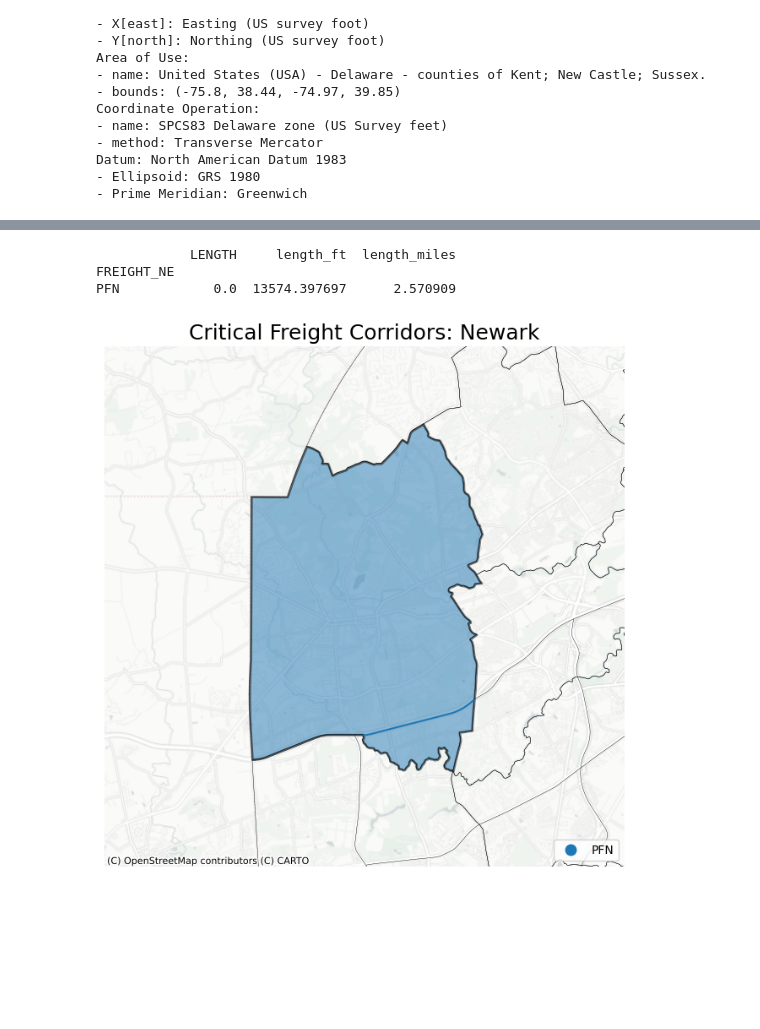
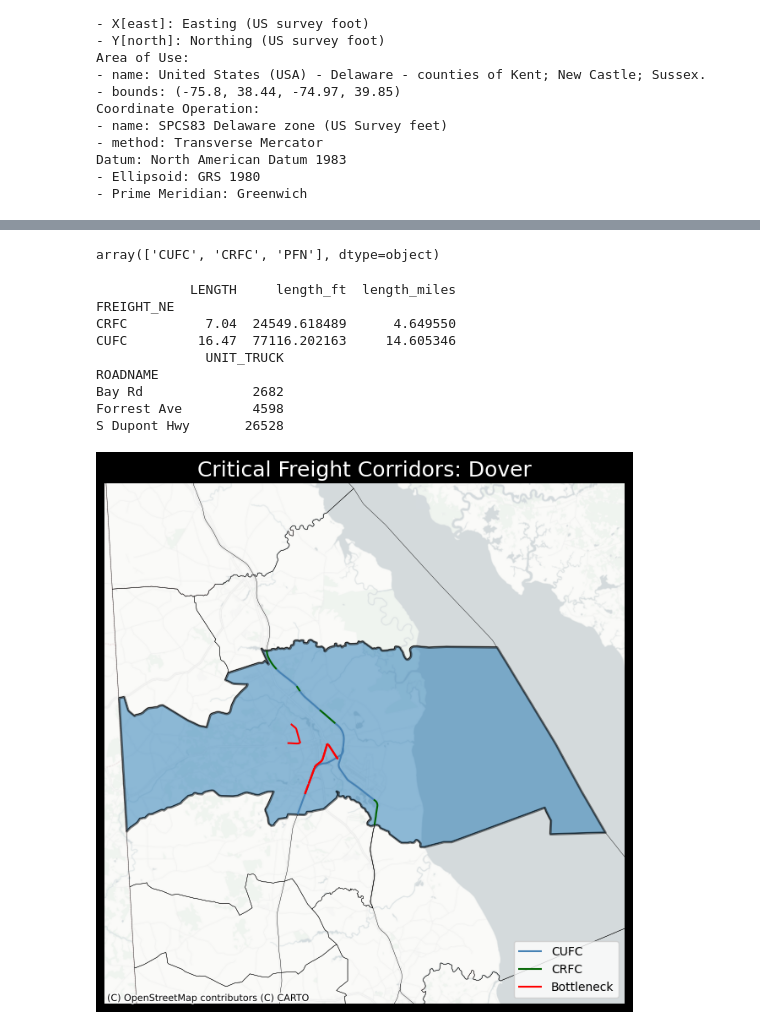
Before and after one commit to ReidelVichot/DEFreightProfiles, a Jupyter notebook: Roads_Tracks.ipynb, the cells around one changed output, grey strips where cells are left out. Cells and saved outputs as stored; diff of their text form; code cells hidden in the pictures; blank space fills up the shorter version.

```diff
--- a/Roads_Tracks.ipynb
+++ b/Roads_Tracks.ipynb
@@ -44,0 +53,3 @@ rail = rail.to_crs("EPSG:2235");
+# %%
+cols = ['NAME','geometry']
+ccd = ccd[cols]
@@ -174,0 +157,4 @@ CFC.head()
+# %%
+#Freight Movement Bottlenecks
+FMB = gpd.read_file("/content/drive/MyDrive/FreightProfiles/FreightMovementBottlenecks/Delaware_Multimodal_2.0.shp")
+FMB = FMB.to_crs("EPSG:2235")
@@ -175,40 +213,66 @@ CFC.head()
+# %%
+CFC['FREIGHT_NE'].unique()
+# %% [output]
+array(['CUFC', 'CRFC', 'PFN'], dtype=object)
 # %%
 import contextily as cx
 
-CCD = "Newark"
-resol = 30000
+CCD = "Dover"
+resol = 85000
 x_low = ccd[ccd["NAME"]==CCD].centroid.x.values[0] - resol
 x_high = ccd[ccd["NAME"]==CCD].centroid.x.values[0] + resol
 y_low = ccd[ccd["NAME"]==CCD].centroid.y.values[0] - resol
 y_high = ccd[ccd["NAME"]==CCD].centroid.y.values[0] + resol
 
-fig, ax = plt.subplots(figsize=(8,8))
+font = {'color':  'white',
+        'weight': 'normal',
+        'size': 18}
 
-plt.title("Critical Freight Corridors: " + CCD, fontdict={"fontsize":18})
+fig, ax = plt.subplots(figsize=(8,8), facecolor="k")
+
+plt.title("Critical Freight Corridors: " + CCD, fontdict=font)
 
 ccd.plot(facecolor = "none", lw = 0.3, ax=ax)
 ccd[ccd["NAME"]==CCD].plot(alpha=0.5, edgecolor="k", lw = 2 , ax=ax)
 CFC.plot(color="k", linestyle="-", lw = 0.3, ax=ax)
 
+
 intersect = gpd.overlay(CFC, ccd[ccd["NAME"]==CCD],
             how="intersection")
 
-intersect.plot("FREIGHT_NE", linestyle="-", ax=ax,
-                             legend=True,
-                             legend_kwds={'loc':"lower right"})
+intersect[intersect["FREIGHT_NE"]=='CUFC'].plot(linestyle="-", ax=ax,
+                             label = 'CUFC', color="steelblue");
+intersect[intersect["FREIGHT_NE"]== 'CRFC'].plot(linestyle="-", ax=ax,
+                             label = 'CRFC', color="darkgreen");
+intersect[intersect["FREIGHT_NE"]== 'PFN'].plot(linestyle="-", ax=ax,
+                             label = 'PFN', color="peru");
+
+bottleneck_intersect = gpd.overlay(FMB, ccd[ccd["NAME"]==CCD],
+            how="intersection")
+
+bottleneck_intersect.plot("ROADNAME", linestyle="-", ax=ax,
+                             label = "Bottleneck", color="red");
 
 ax.set_xlim(x_low, x_high)
 ax.set_ylim(y_low, y_high)
 ax.set_axis_off()
 
 cx.add_basemap(ax, source=cx.providers.CartoDB.PositronNoLabels, crs = "EPSG:2235")
+ax.legend(loc='lower right')
 fig.show()
 
 intersect["length_ft"] = intersect.length
 intersect["length_miles"] = intersect.length_ft * 0.000189394
 print(intersect.groupby("FREIGHT_NE").sum(numeric_only = True)[["LENGTH", "length_ft", "length_miles"]])
+print(bottleneck_intersect.groupby("ROADNAME").sum(numeric_only = True)[["UNIT_TRUCK"]])
 # %% [output]
             LENGTH     length_ft  length_miles
 FREIGHT_NE
-PFN            0.0  13574.397697      2.570909
+CRFC          7.04  24549.618489      4.649550
+CUFC         16.47  77116.202163     14.605346
+              UNIT_TRUCK
+ROADNAME
+Bay Rd              2682
+Forrest Ave         4598
+S Dupont Hwy       26528
-[figure, old version]
+[figure, new version]
```
Also changed, not shown: parts of 15 cells of this notebook.
